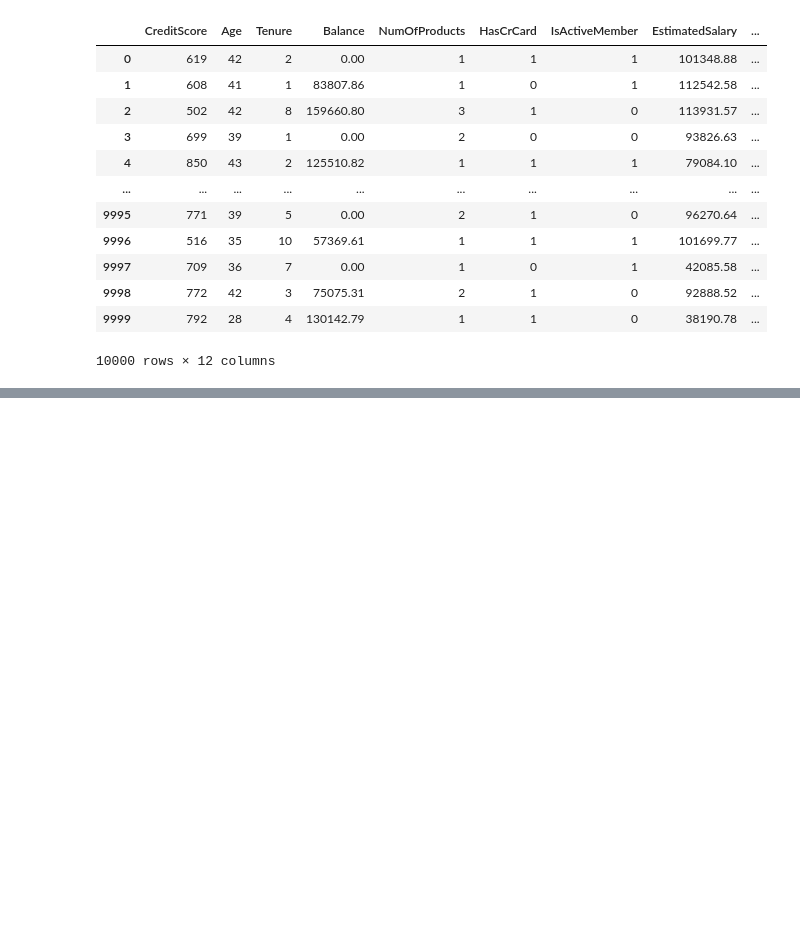
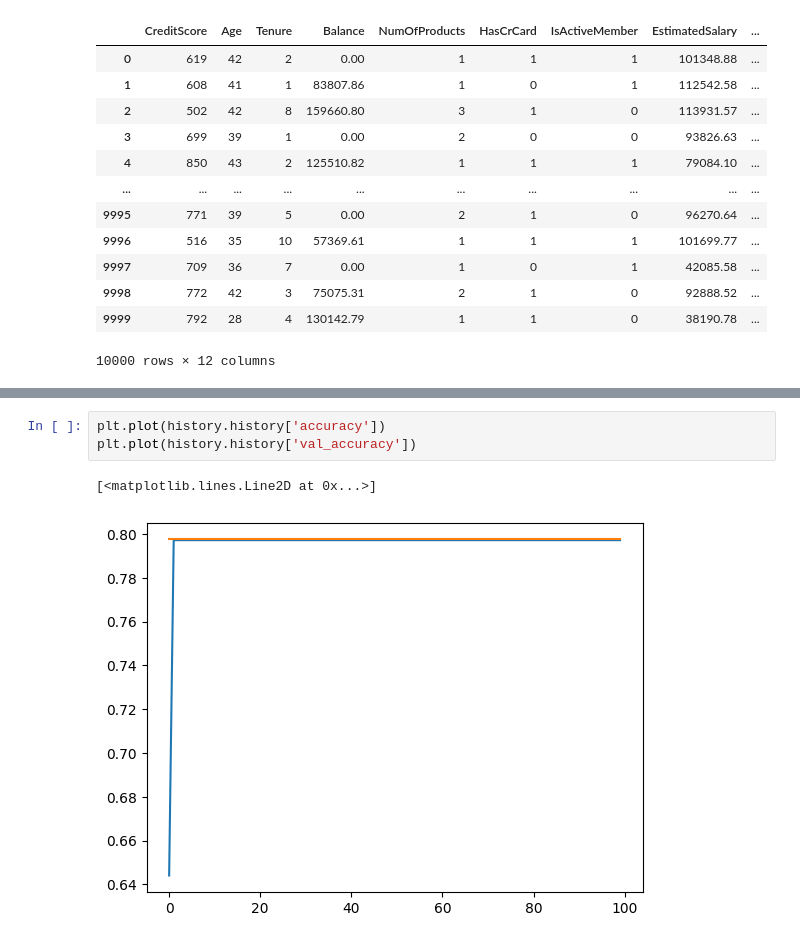
Before and after one commit to Ravravan/DL, a Jupyter notebook: Customer_Churn_Prediction.ipynb, the cells around one changed output, grey strips where cells are left out. Cells and saved outputs as stored; diff of their text form; blank space fills up the shorter version.

```diff
--- a/Customer_Churn_Prediction.ipynb
+++ b/Customer_Churn_Prediction.ipynb
@@ -84,0 +252,6 @@ df
+# %%
+plt.plot(history.history['accuracy'])
+plt.plot(history.history['val_accuracy'])
+# %% [output]
+[<matplotlib.lines.Line2D at 0x...>]
+[figure, added]
```
Also changed, not shown: parts of 18 cells of this notebook.
